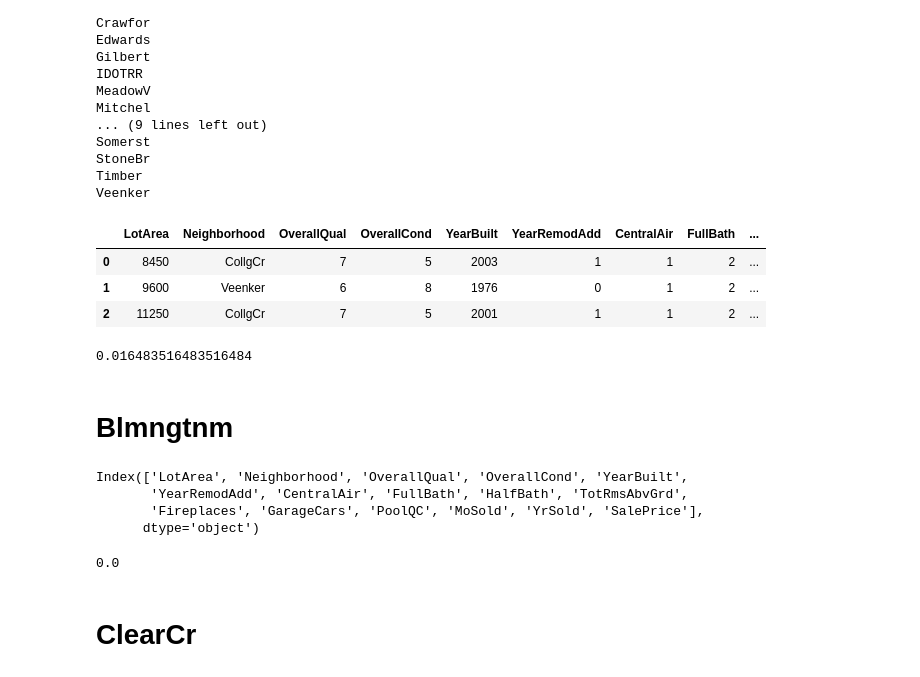
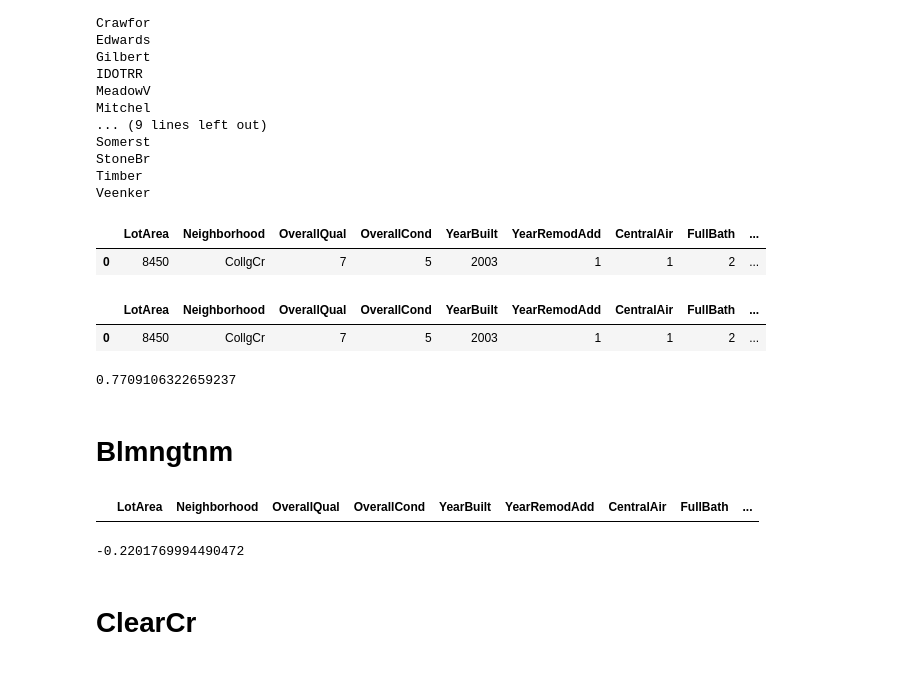
Before and after one commit to DavidWants2Learn/DataScienceBootCamp, a Jupyter notebook: Data_Science_Project/House_Price by lot_size.ipynb, the cells around one changed output. Cells and saved outputs as stored; diff of their text form; code cells hidden in the pictures.

Commit message:
LinearRegression Score

```diff
--- a/Data_Science_Project/House_Price by lot_size.ipynb
+++ b/Data_Science_Project/House_Price by lot_size.ipynb
@@ -410,3 +420,5 @@ dfTemp.head(30)
 | 27 | 11478 | NridgHt | 8 | 5 | 2007 | 1 | 1 | 2 | ... |
 | 28 | 16321 | NAmes | 5 | 6 | 1957 | 1 | 1 | 1 | ... |
 | 29 | 6324 | BrkSide | 4 | 6 | 1927 | 0 | 0 | 1 | ... |
+# %%
+dfTemp.loc[dfTemp['PoolQC'] == 'Fa', 'PoolQC'] = 1
@@ -412,0 +432,4 @@ dfTemp.head(30)
+# %%
+dfTemp.loc[dfTemp['PoolQC'] == 'Ex', 'PoolQC'] = 1
+# %%
+dfTemp.loc[dfTemp['PoolQC'] == 'Gd', 'PoolQC'] = 1
@@ -442,9 +469,7 @@ StoneBr
 Timber
 Veenker
 # %%
-dfTemp.head(3)
+dfTemp.head(1)
 # %% [output]
 |  | LotArea | Neighborhood | OverallQual | OverallCond | YearBuilt | YearRemodAdd | CentralAir | FullBath | ... |
 | 0 | 8450 | CollgCr | 7 | 5 | 2003 | 1 | 1 | 2 | ... |
-| 1 | 9600 | Veenker | 6 | 8 | 1976 | 0 | 1 | 2 | ... |
-| 2 | 11250 | CollgCr | 7 | 5 | 2001 | 1 | 1 | 2 | ... |
@@ -454 +482,6 @@ X = dfTemp.drop(columns=['Neighborhood','SalePrice','PoolQC']).values
+# %%
+dfTemp.head(1)
+# %% [output]
+|  | LotArea | Neighborhood | OverallQual | OverallCond | YearBuilt | YearRemodAdd | CentralAir | FullBath | ... |
+| 0 | 8450 | CollgCr | 7 | 5 | 2003 | 1 | 1 | 2 | ... |
 # %%
@@ -460,6 +493,4 @@ XTRAIN,XTEST,YTRAIN,YTEST=train_test_split(X,Y)
 # %%
 dfTemp_model = LR().fit(XTRAIN, YTRAIN)
 dfTemp_prediction = dfTemp_model.predict(XTEST)
-accuracy_score(YTEST, dfTemp_prediction)
+# accuracy_score(YTEST, dfTemp_prediction)
-# %% [output]
-0.016483516483516484
@@ -472,0 +497,4 @@ from sklearn import metrics
+# %%
+dfTemp_model.score(XTEST,YTEST)
+# %% [output]
+0.7709106322659237
@@ -473,10 +503,7 @@ from sklearn import metrics
 # %% [markdown]
 # Blmngtnm
-# %%
-Blmngtn.columns
-# %% [output]
-Index(['LotArea', 'Neighborhood', 'OverallQual', 'OverallCond', 'YearBuilt',
-       'YearRemodAdd', 'CentralAir', 'FullBath', 'HalfBath', 'TotRmsAbvGrd',
-       'Fireplaces', 'GarageCars', 'PoolQC', 'MoSold', 'YrSold', 'SalePrice'],
-      dtype='object')
+# %%
+Blmngtn.loc[dfTemp['Neighborhood'] != 'Blmngtn']
+# %% [output]
+|  | LotArea | Neighborhood | OverallQual | OverallCond | YearBuilt | YearRemodAdd | CentralAir | FullBath | ... |
 # %%
@@ -491,9 +514,10 @@ XTRAIN,XTEST,YTRAIN,YTEST=train_test_split(X,Y)
 # %%
 Blmngtn_model = LR().fit(XTRAIN, YTRAIN)
 Blmngtn_prediction = Blmngtn_model.predict(XTEST)
-accuracy_score(YTEST, Blmngtn_prediction)
-# %% [output]
-0.0
+# %%
+Blmngtn_model.score(XTEST,YTEST)
+# %% [output]
+-0.2201769994490472
 # %% [markdown]
 # ClearCr
 # %%
```
Also changed, not shown: parts of 53 cells of this notebook, 1 other file.
